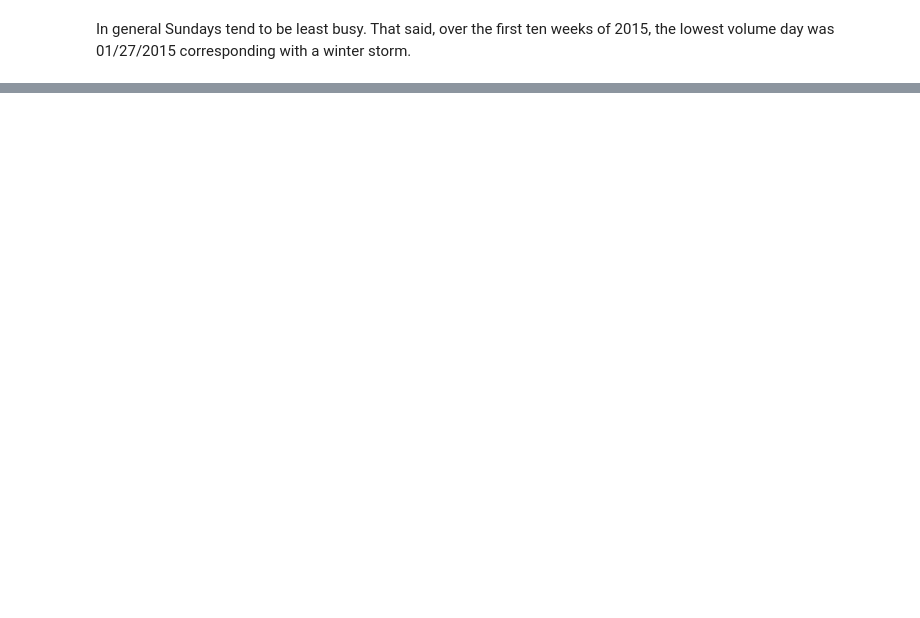
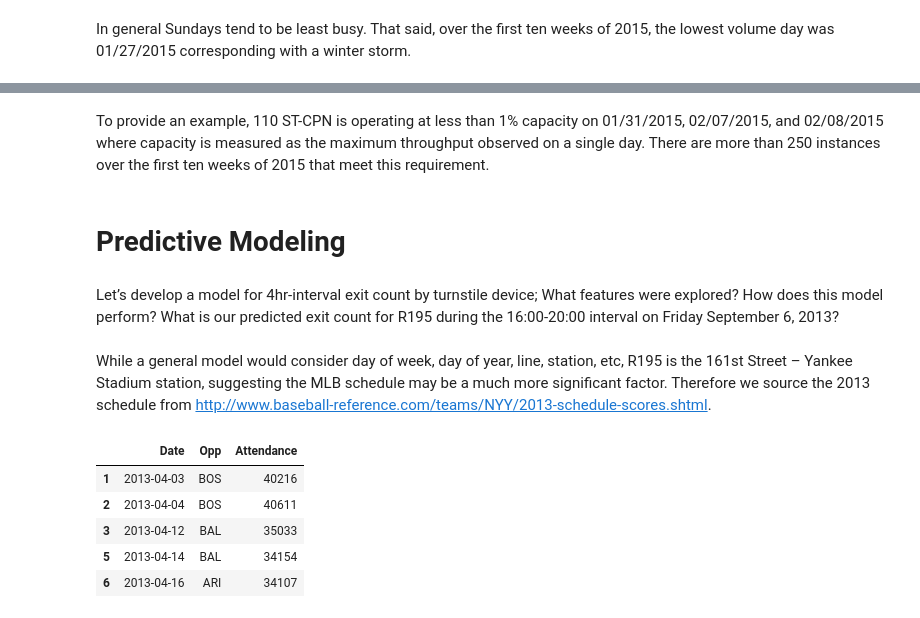
Before and after one commit to dunnette/VizDemo, a Jupyter notebook: mtaDemo/MTA2.ipynb, the cells around one changed output, grey strips where cells are left out. Cells and saved outputs as stored; diff of their text form; code cells hidden in the pictures; blank space fills up the shorter version.

```diff
--- a/mtaDemo/MTA2.ipynb
+++ b/mtaDemo/MTA2.ipynb
@@ -345 +333,20 @@ data = get_mta_df_by_date_range(datetime.datetime(2013,8,17),4)
+# %% [markdown]
+To provide an example, 110 ST-CPN is operating at less than 1% capacity on 01/31/2015, 02/07/2015, and 02/08/2015 where capacity is measured as the maximum throughput observed on a single day. There are more than 250 instances over the first ten weeks of 2015 that meet this requirement.
+# %% [markdown]
+# Predictive Modeling
+# %% [markdown]
+Let’s develop a model for 4hr-interval exit count by turnstile device; What features were explored? How does this model perform? What is our predicted exit count for R195 during the 16:00-20:00 interval on Friday September 6, 2013?
+# %% [markdown]
+While a general model would consider day of week, day of year, line, station, etc, R195 is the 161st Street – Yankee Stadium station, suggesting the MLB schedule may be a much more significant factor. Therefore we source the 2013 schedule from http://www.baseball-reference.com/teams/NYY/2013-schedule-scores.shtml.
+# %%
+yankee_schedule = get_yankee_schedule()
+
+yankee_schedule.head()
+# %% [output]
+|  | Date | Opp | Attendance |
+| 1 | 2013-04-03 | BOS | 40216 |
+| 2 | 2013-04-04 | BOS | 40611 |
+| 3 | 2013-04-12 | BAL | 35033 |
+| 5 | 2013-04-14 | BAL | 34154 |
+| 6 | 2013-04-16 | ARI | 34107 |
 # %%
```
Also changed, not shown: parts of 32 cells of this notebook.
